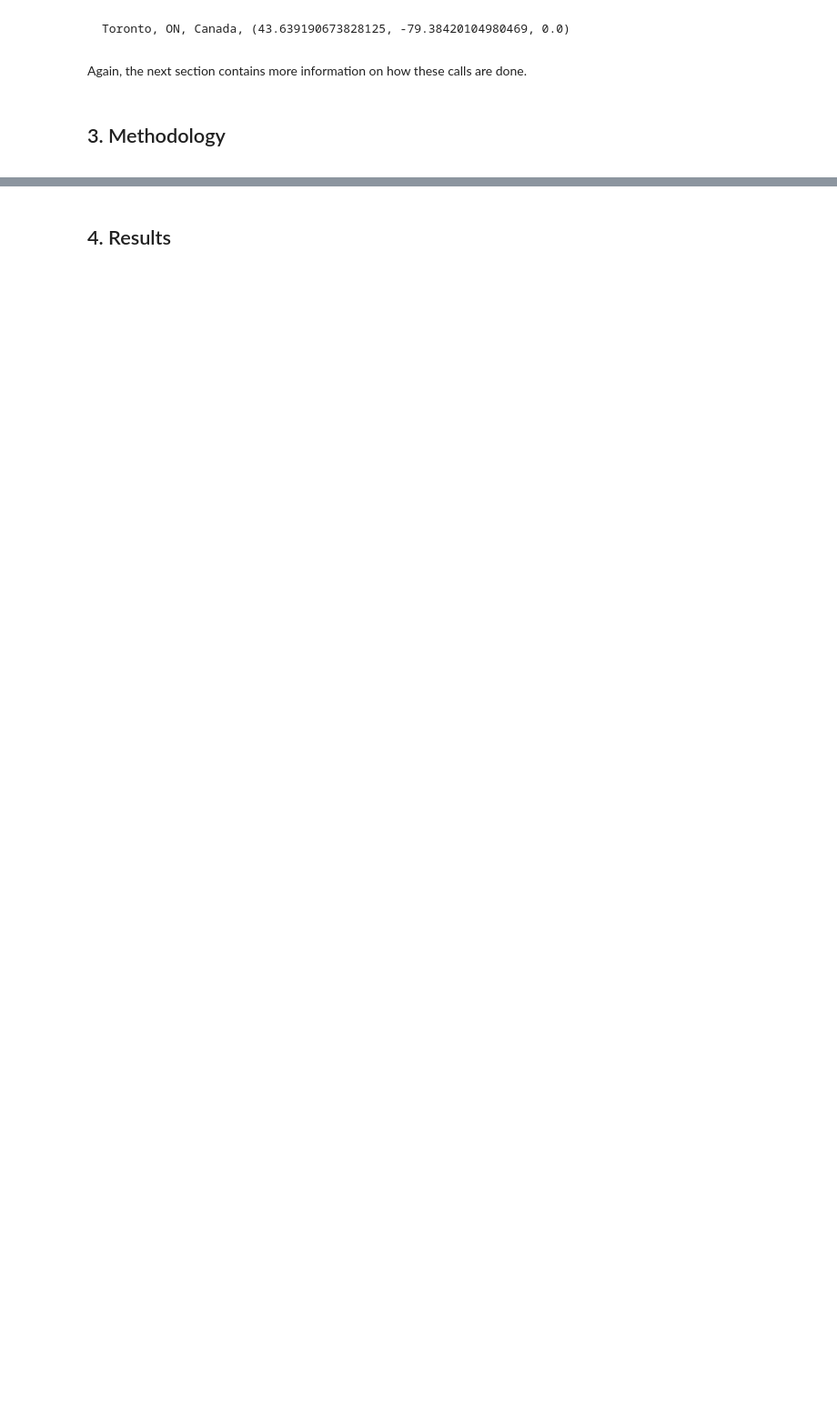
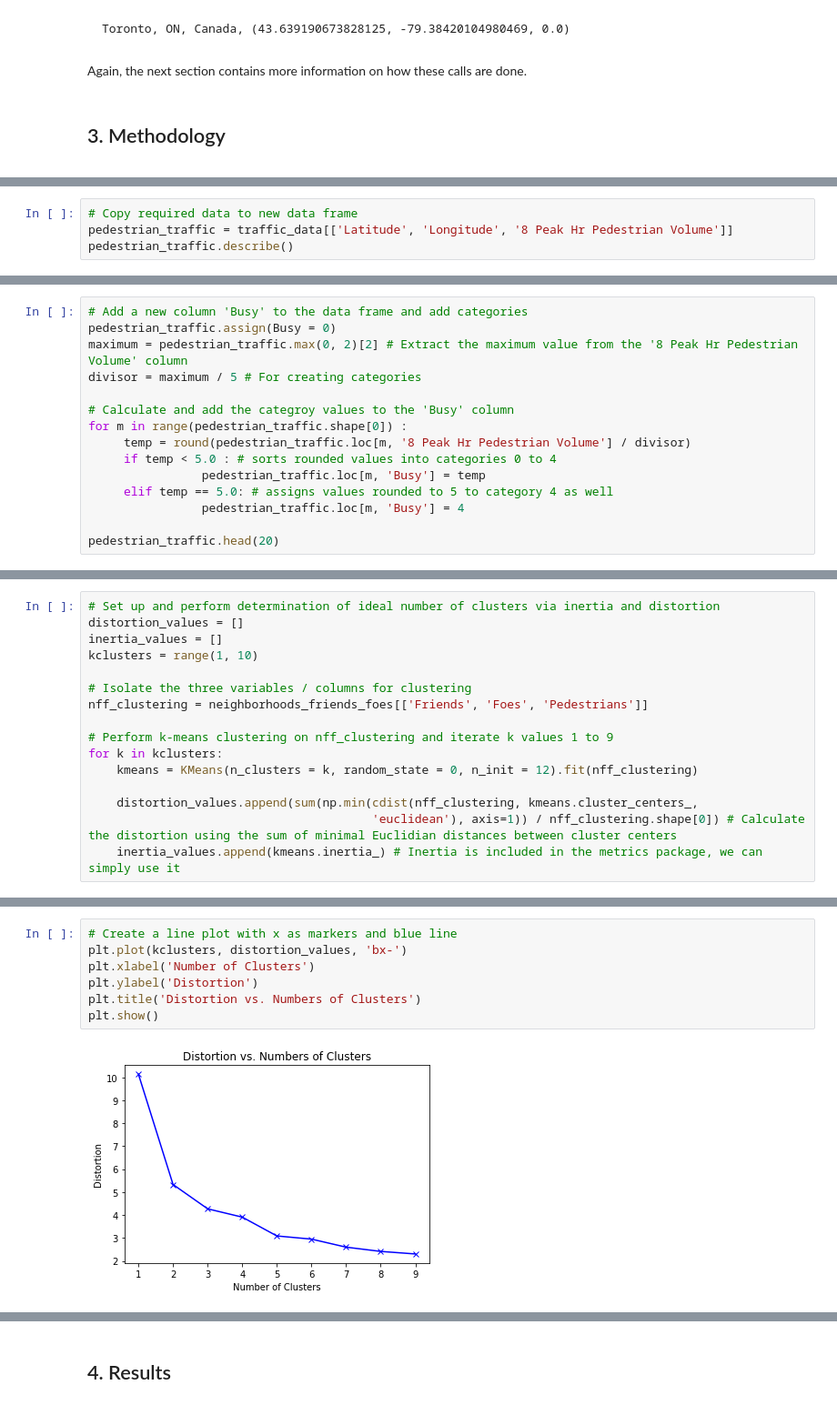
Before and after one commit to painter099/Coursera_Capstone, a Jupyter notebook: Coursera Data Science Capstone Project.ipynb, the cells around one changed output, grey strips where cells are left out. Shown: that part at 91% size. Saved outputs shown, nothing was run; the diff lists cells and outputs as text; blank space fills up the shorter version.

```diff
--- a/Coursera Data Science Capstone Project.ipynb
+++ b/Coursera Data Science Capstone Project.ipynb
@@ -176,0 +540,4 @@ Again, the next section contains more information on how these calls are done.
+# %%
+# Copy required data to new data frame
+pedestrian_traffic = traffic_data[['Latitude', 'Longitude', '8 Peak Hr Pedestrian Volume']]
+pedestrian_traffic.describe()
@@ -176,0 +558,15 @@ Again, the next section contains more information on how these calls are done.
+# %%
+# Add a new column 'Busy' to the data frame and add categories
+pedestrian_traffic.assign(Busy = 0)
+maximum = pedestrian_traffic.max(0, 2)[2] # Extract the maximum value from the '8 Peak Hr Pedestrian Volume' column
+divisor = maximum / 5 # For creating categories
+
+# Calculate and add the categroy values to the 'Busy' column
+for m in range(pedestrian_traffic.shape[0]) :
+     temp = round(pedestrian_traffic.loc[m, '8 Peak Hr Pedestrian Volume'] / divisor)
+     if temp < 5.0 : # sorts rounded values into categories 0 to 4
+                pedestrian_traffic.loc[m, 'Busy'] = temp
+     elif temp == 5.0: # assigns values rounded to 5 to category 4 as well
+                pedestrian_traffic.loc[m, 'Busy'] = 4
+
+pedestrian_traffic.head(20)
@@ -176,0 +688,16 @@ Again, the next section contains more information on how these calls are done.
+# %%
+# Set up and perform determination of ideal number of clusters via inertia and distortion
+distortion_values = []
+inertia_values = []
+kclusters = range(1, 10)
+
+# Isolate the three variables / columns for clustering
+nff_clustering = neighborhoods_friends_foes[['Friends', 'Foes', 'Pedestrians']]
+
+# Perform k-means clustering on nff_clustering and iterate k values 1 to 9
+for k in kclusters:
+    kmeans = KMeans(n_clusters = k, random_state = 0, n_init = 12).fit(nff_clustering)
+
+    distortion_values.append(sum(np.min(cdist(nff_clustering, kmeans.cluster_centers_,
+                                        'euclidean'), axis=1)) / nff_clustering.shape[0]) # Calculate the distortion using the sum of minimal Euclidian distances between cluster centers
+    inertia_values.append(kmeans.inertia_) # Inertia is included in the metrics package, we can simply use it
@@ -176,0 +706,9 @@ Again, the next section contains more information on how these calls are done.
+# %%
+# Create a line plot with x as markers and blue line
+plt.plot(kclusters, distortion_values, 'bx-')
+plt.xlabel('Number of Clusters')
+plt.ylabel('Distortion')
+plt.title('Distortion vs. Numbers of Clusters')
+plt.show()
+# %% [output]
+[figure, added]
```
Also changed, not shown: parts of 98 cells of this notebook.
